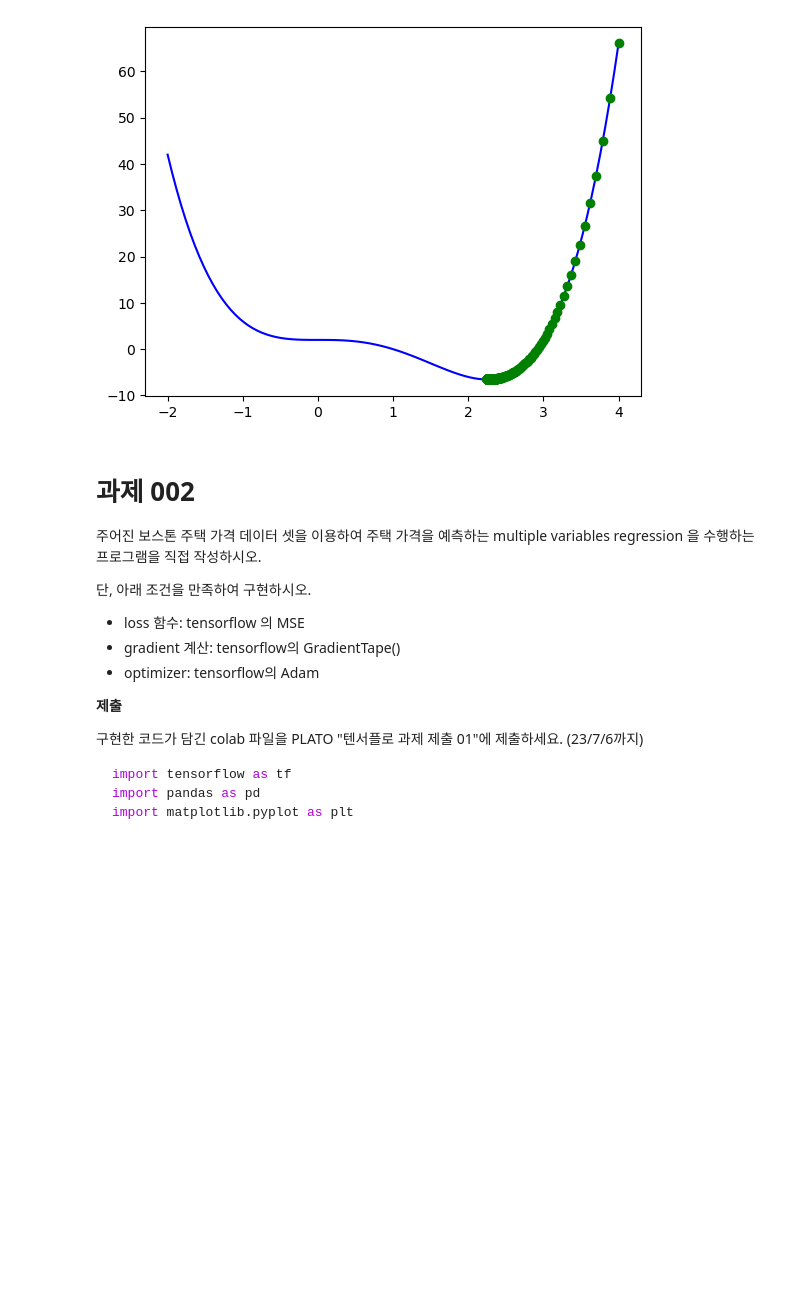
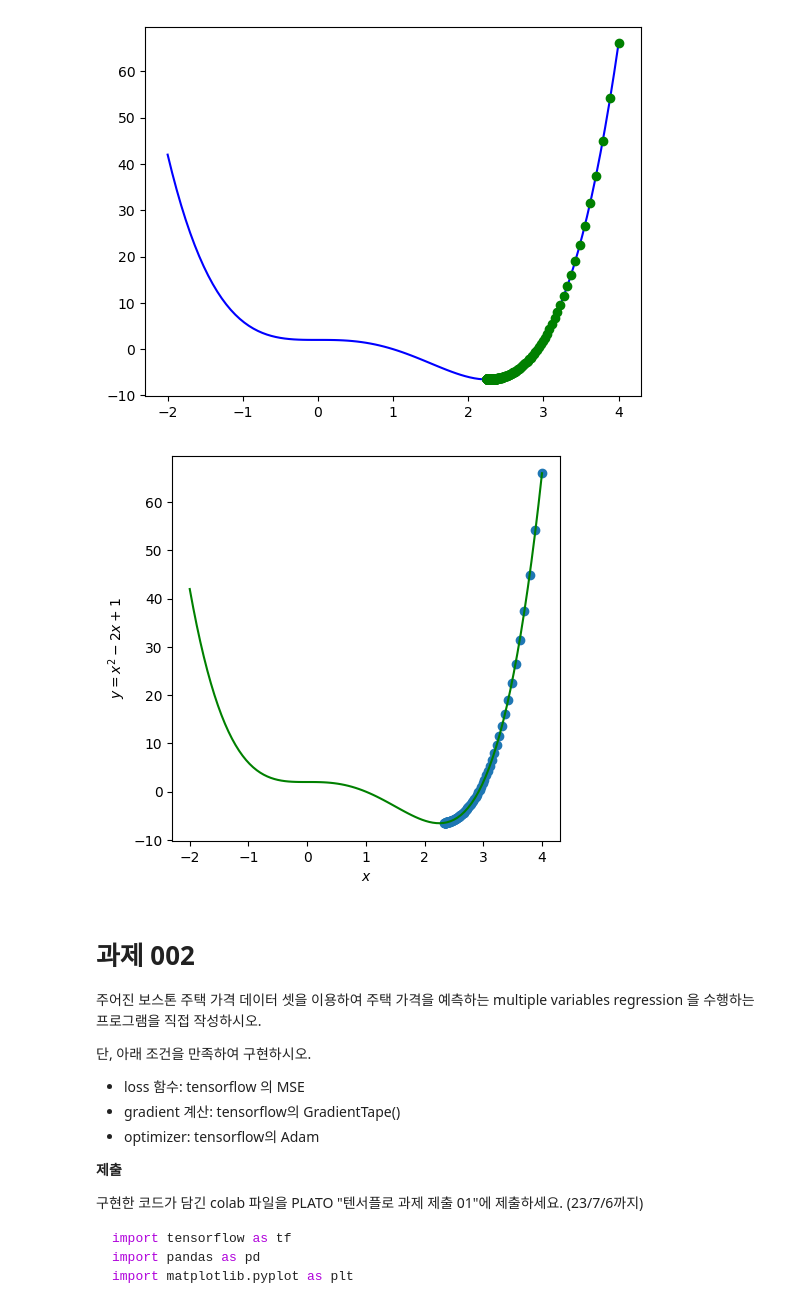
Before and after one commit to YeDongVibe/Tensorflow_Class, a Jupyter notebook: mission/03_mission.ipynb, the cells around one changed output. Drawn from its saved outputs; the diff is of its cells as text; code cells hidden in the pictures; blank space fills up the shorter version.

```diff
--- a/mission/03_mission.ipynb
+++ b/mission/03_mission.ipynb
@@ -67,6 +67,42 @@ plt.show()
 최종해 k=336: f(2.250152587890625)=-6.542968514237657
 [f(0), f(9/4), f(-2), f(4)]= [2, -6.54296875, 42, 66]
 [figure]
+# %%
+import tensorflow as tf
+import numpy as np
+import matplotlib.pyplot as plt
+
+def f(x):
+  return x**4 - 3*x**3 +2
+
+def f_prime(x):
+  h = 0.001
+  return (f(x + h) - f(x)) / h
+
+all_x = tf.linspace(-2.0, 4.0, num = 101)
+all_y = f(all_x)
+
+x = tf.Variable(4.0) # initial value
+LR = 0.001
+
+x_history, y_history = [], []
+for _ in range(100):
+  y = f(x)
+  step = LR * f_prime(x)
+
+  x_history.append(x.numpy())
+  y_history.append(y.numpy())
+
+  x.assign_sub(step)  # x = x - lr*dx
+
+fig, ax = plt.subplots(figsize=(5, 5))
+ax.plot(all_x, all_y, '-g')
+ax.scatter(x_history, y_history)
+plt.xlabel('$x$')
+plt.ylabel('$y=x^2-2x+1$')
+plt.show()
+# %% [output]
+[figure, added]
 # %% [markdown]
 # 과제 002
 
```
Also changed, not shown: parts of 1 cell of this notebook, 1 other file.
